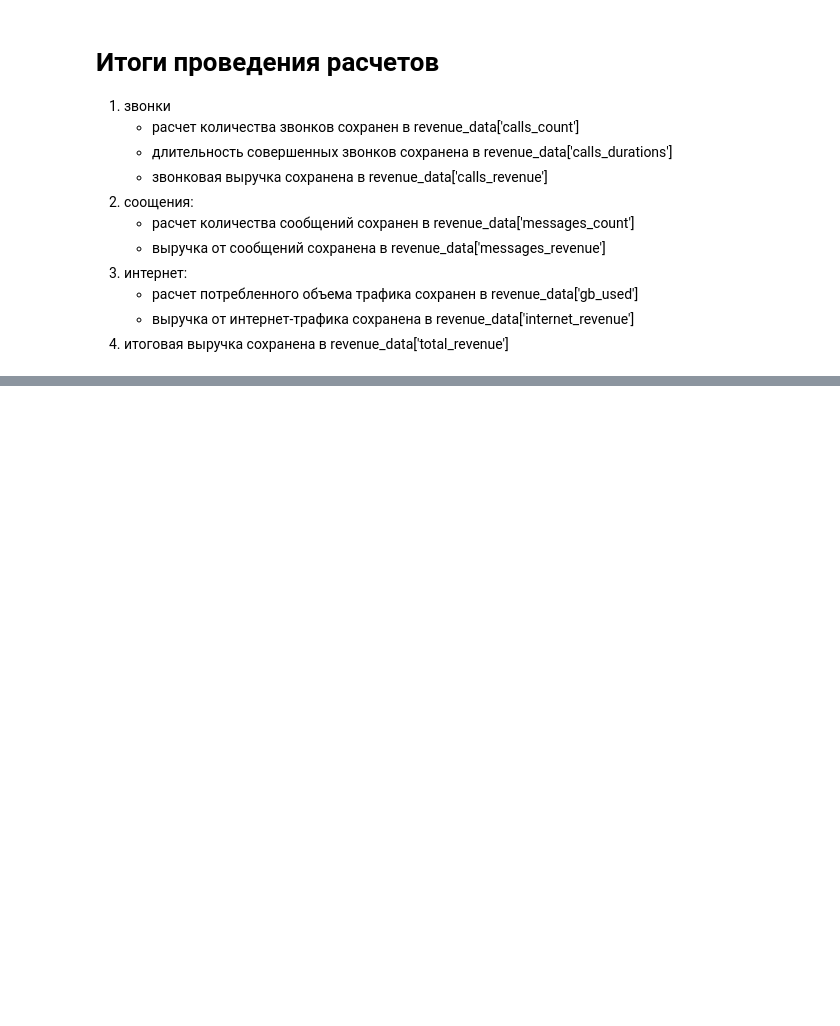
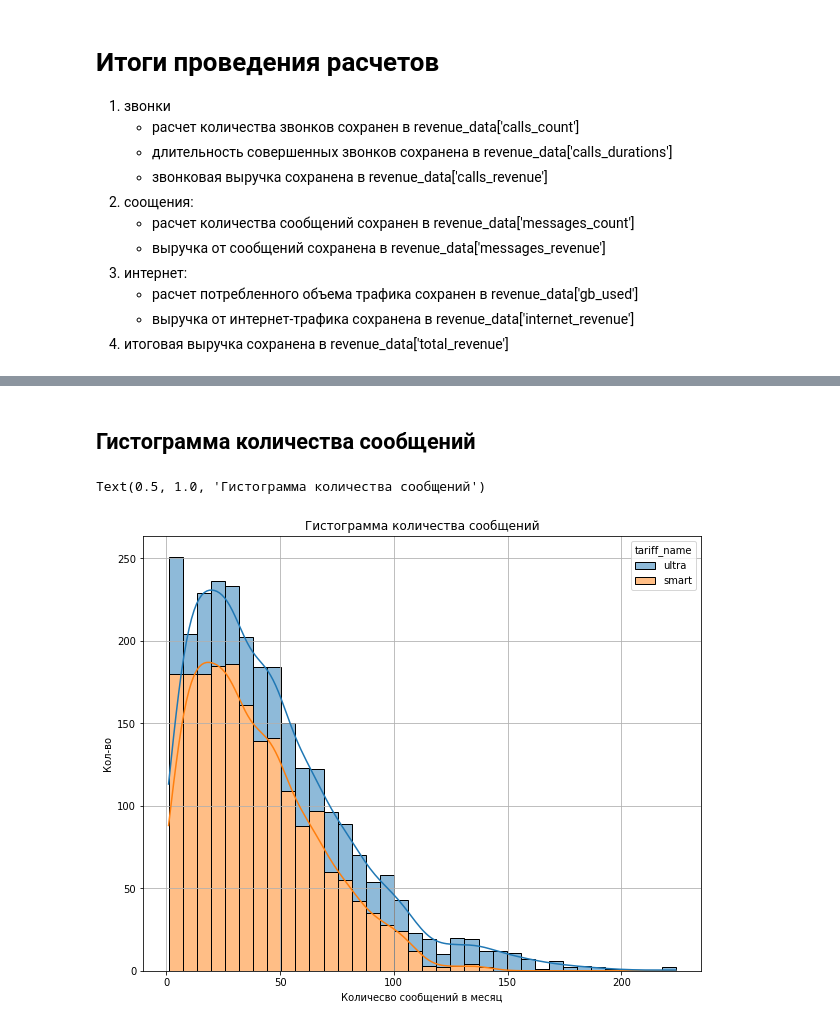
Before and after one commit to parabatareek/DataAnalyst, a Jupyter notebook: Projects/Project 5 - Определение перспективного тарифа для телеком-компании/Project 5 - Определение перспективного тарифа для телеком-компании.ipynb, the cells around one changed output, grey strips where cells are left out. Cells and saved outputs as stored; diff of their text form; code cells hidden in the pictures; blank space fills up the shorter version.

```diff
--- a/Projects/Project 5 - Определение перспективного тарифа для телеком-компании/Project 5 - Определение перспективного тарифа для телеком-компании.ipynb
+++ b/Projects/Project 5 - Определение перспективного тарифа для телеком-компании/Project 5 - Определение перспективного тарифа для телеком-компании.ipynb
@@ -664,0 +712,18 @@ revenue_data[['total_revenue', 'internet_revenue', 'calls_revenue', 'messages_re
+# %% [markdown]
+<a id='analyze_messages_hist'></a>
+## Гистограмма количества сообщений ##
+# %%
+fig, ax = plt.subplots(figsize=(10,8))
+sns.histplot(data=revenue_data,
+             x='messages_count',
+             hue='tariff_name',
+             ax=ax,
+             multiple='stack',
+             kde=True)
+plt.grid()
+plt.xlabel('Количество сообщений в месяц')
+plt.ylabel('Кол-во')
+plt.title('Гистограмма количества сообщений')
+# %% [output]
+Text(0.5, 1.0, 'Гистограмма количества сообщений')
+[figure, added]
```
Also changed, not shown: parts of 15 cells of this notebook.
